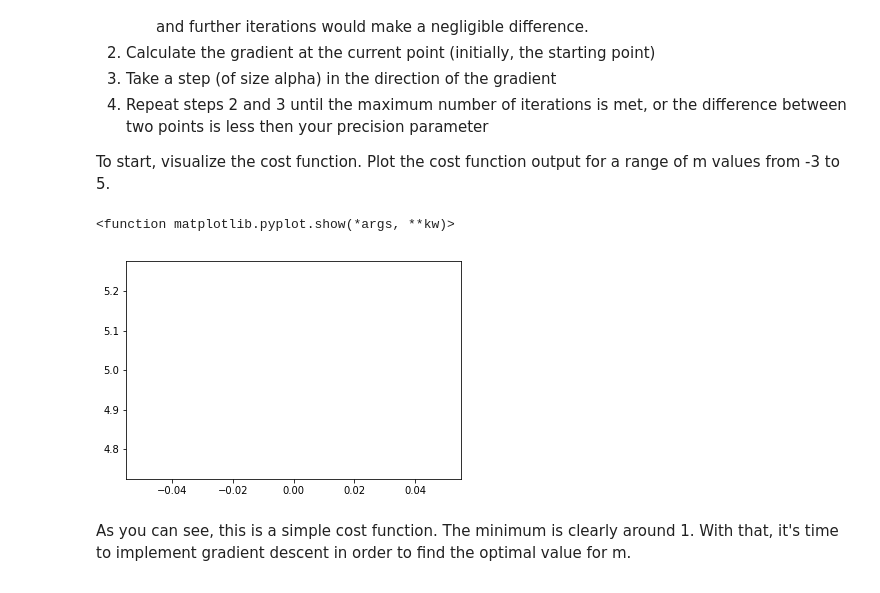
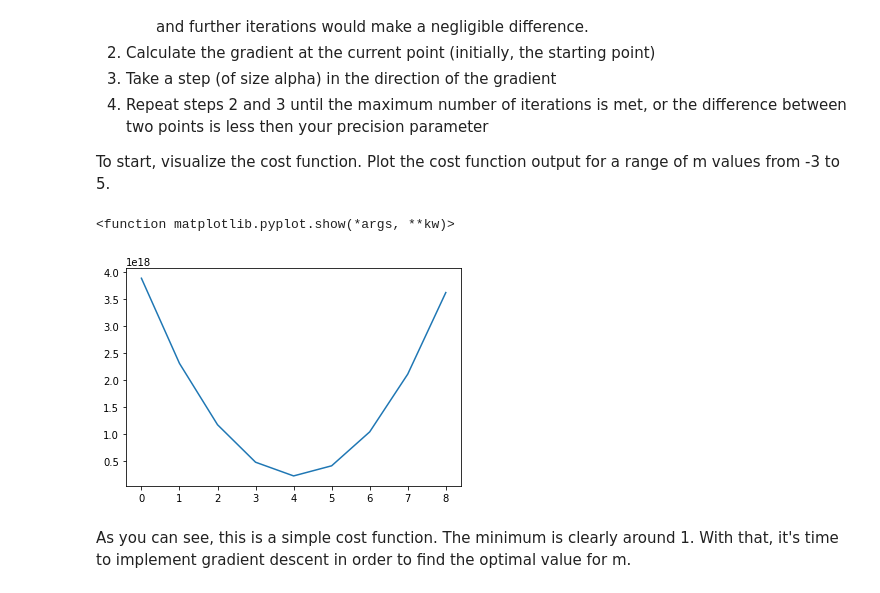
Before and after one commit to asafi1997/dsc-gradient-descent-lab-nyc-ds-060319, a Jupyter notebook: index.ipynb, the cells around one changed output. Saved outputs shown, nothing was run; the diff lists cells and outputs as text; code cells hidden in the pictures.

```diff
--- a/index.ipynb
+++ b/index.ipynb
@@ -93,13 +93,13 @@ To start, visualize the cost function. Plot the cost function output for a range
 # %%
 #Your code here
 list_ = []
 for m in range(-3,6):
     list_.append(rss(m))
-plt.plot(m)
+plt.plot(list_)
 plt.show
 # %% [output]
 <function matplotlib.pyplot.show(*args, **kw)>
-[figure, old version]
+[figure, new version]
 # %% [markdown]
 As you can see, this is a simple cost function. The minimum is clearly around 1. With that, it's time to implement gradient descent in order to find the optimal value for m.
 # %%
```
